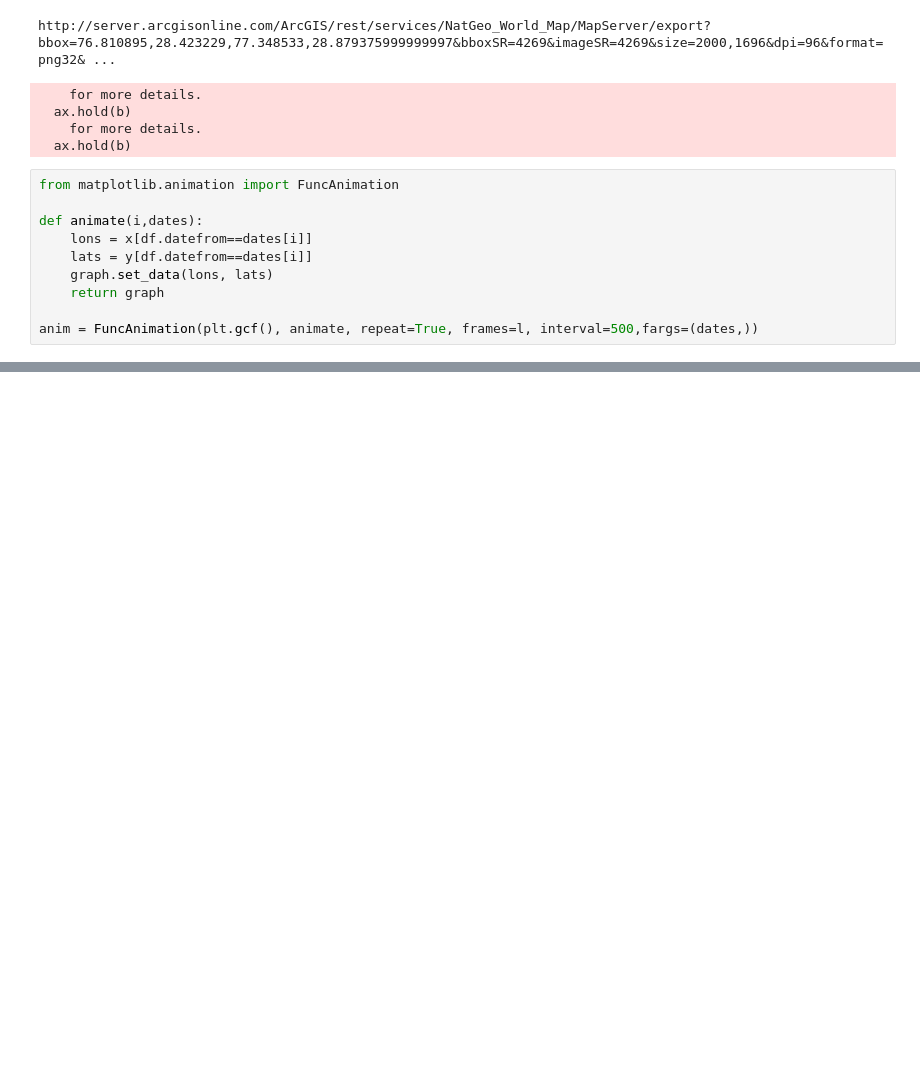
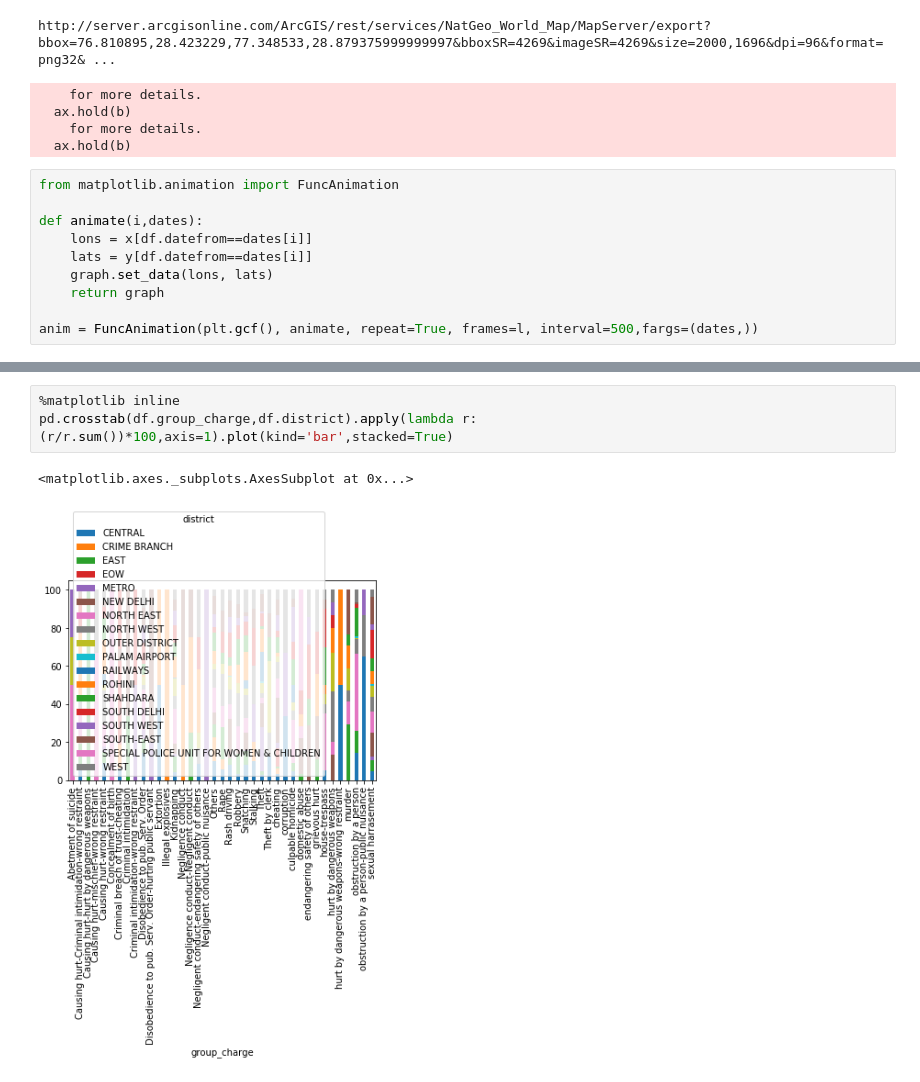
Before and after one commit to manu0b1100/Delhi_Crime_Analysis, a Jupyter notebook: Ipython Notebooks/Data Analysis.ipynb, the cells around one changed output, grey strips where cells are left out. Drawn from its saved outputs; the diff is of its cells as text; blank space fills up the shorter version.

```diff
--- a/Ipython Notebooks/Data Analysis.ipynb
+++ b/Ipython Notebooks/Data Analysis.ipynb
@@ -60,3 +60,9 @@ from IPython.display import HTML
 HTML(anim.to_html5_video())
 # %% [output]
 [interactive output not drawn]
+# %%
+%matplotlib inline
+pd.crosstab(df.group_charge,df.district).apply(lambda r:(r/r.sum())*100,axis=1).plot(kind='bar',stacked=True)
+# %% [output]
+<matplotlib.axes._subplots.AxesSubplot at 0x...>
+[figure, added]
```
Also changed, not shown: parts of 17 cells of this notebook, 25 other files.
